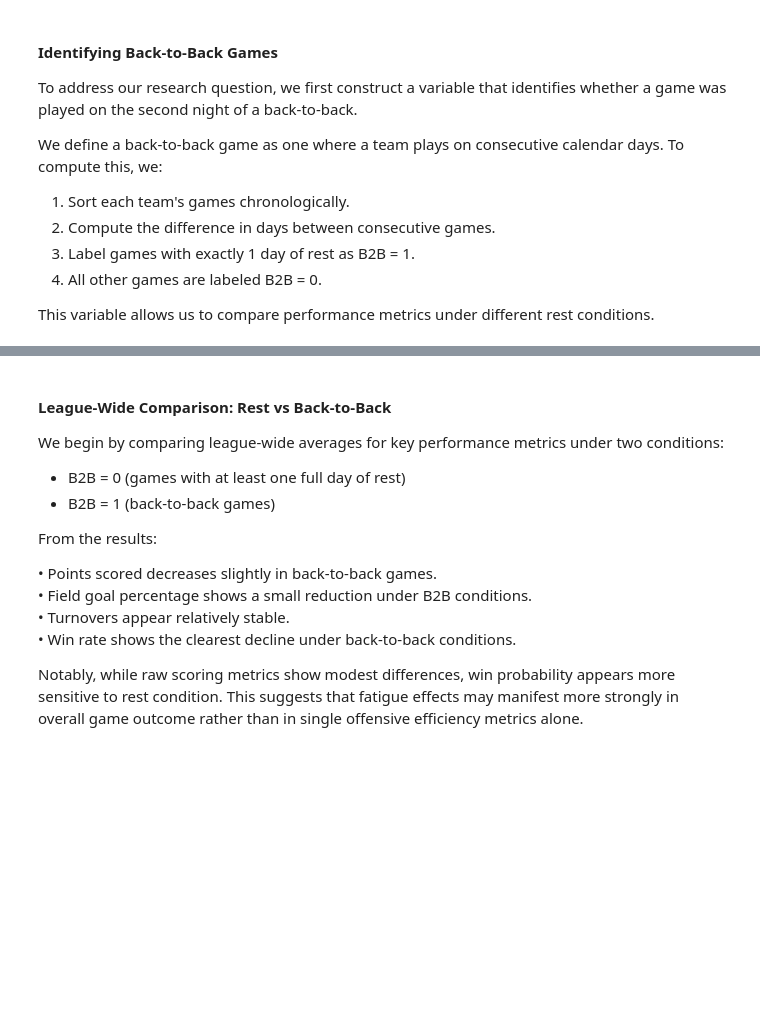
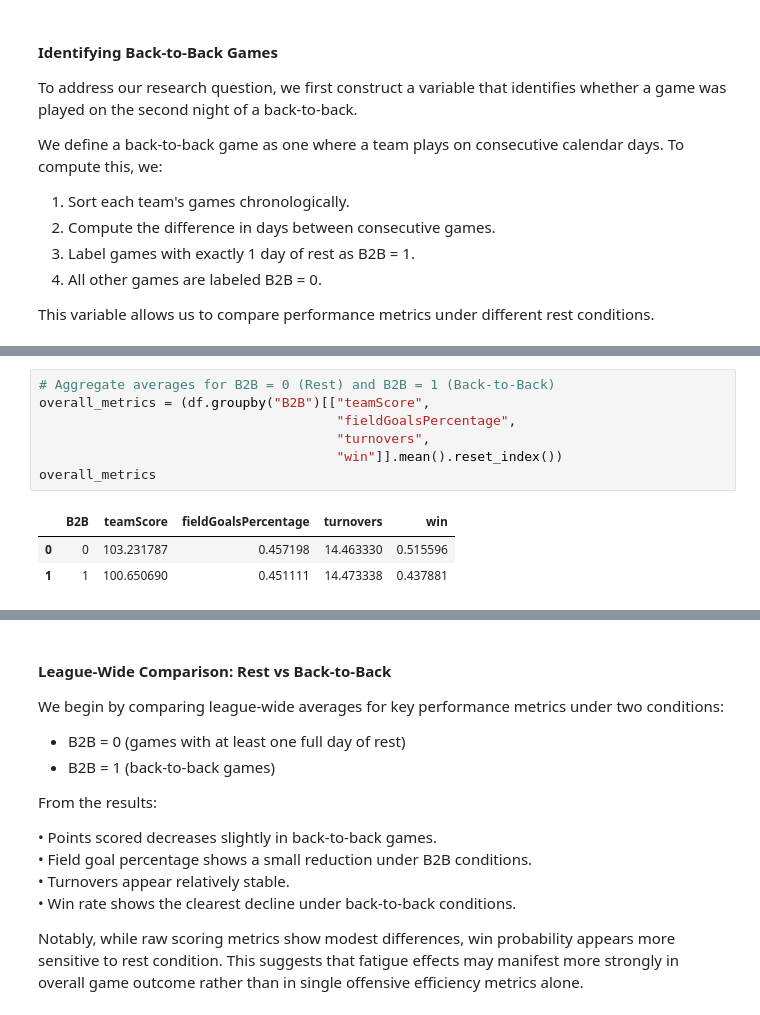
Before and after one commit to COGS108/Group052_WI26, a Jupyter notebook: 02-EDACheckpoint.ipynb, the cells around one changed output, grey strips where cells are left out. Drawn from its saved outputs; the diff is of its cells as text; blank space fills up the shorter version.

```diff
--- a/02-EDACheckpoint.ipynb
+++ b/02-EDACheckpoint.ipynb
@@ -315 +518,12 @@ df['B2B'].value_counts()
+# %%
+# Aggregate averages for B2B = 0 (Rest) and B2B = 1 (Back-to-Back)
+overall_metrics = (df.groupby("B2B")[["teamScore",
+                                      "fieldGoalsPercentage",
+                                      "turnovers",
+                                      "win"]].mean().reset_index())
+overall_metrics
+# %% [output]
+|  | B2B | teamScore | fieldGoalsPercentage | turnovers | win |
+| 0 | 0 | 103.231787 | 0.457198 | 14.463330 | 0.515596 |
+| 1 | 1 | 100.650690 | 0.451111 | 14.473338 | 0.437881 |
 # %%
```
Also changed, not shown: parts of 27 cells of this notebook.
